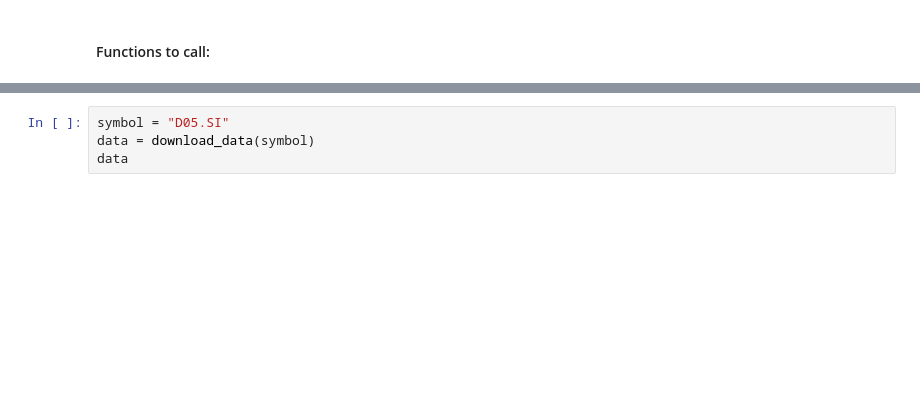
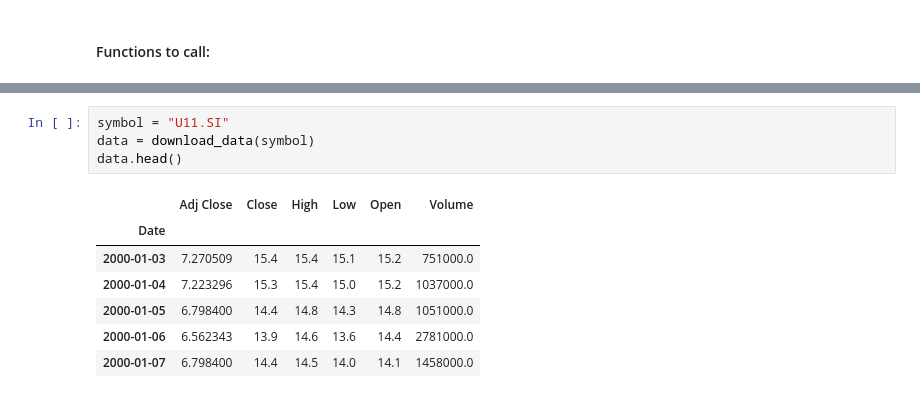
Before and after one commit to Darrel-Koh/Bulls-AI, a Jupyter notebook: mern/ML/modelTraining.ipynb, the cells around one changed output, grey strips where cells are left out. Saved outputs shown, nothing was run; the diff lists cells and outputs as text; blank space fills up the shorter version.

```diff
--- a/mern/ML/modelTraining.ipynb
+++ b/mern/ML/modelTraining.ipynb
@@ -252,6 +358,14 @@ def save_model_to_db(model, symbol):
     # Store the binary model in MongoDB
     collection.insert_one({'symbol': symbol, 'model': binary_model})
 # %%
-symbol = "D05.SI"
+symbol = "U11.SI"
 data = download_data(symbol)
-data
+data.head()
+# %% [output]
+|  | Adj Close | Close | High | Low | Open | Volume |
+| Date |  |  |  |  |  |  |
+| 2000-01-03 | 7.270509 | 15.4 | 15.4 | 15.1 | 15.2 | 751000.0 |
+| 2000-01-04 | 7.223296 | 15.3 | 15.4 | 15.0 | 15.2 | 1037000.0 |
+| 2000-01-05 | 6.798400 | 14.4 | 14.8 | 14.3 | 14.8 | 1051000.0 |
+| 2000-01-06 | 6.562343 | 13.9 | 14.6 | 13.6 | 14.4 | 2781000.0 |
+| 2000-01-07 | 6.798400 | 14.4 | 14.5 | 14.0 | 14.1 | 1458000.0 |
```
Also changed, not shown: parts of 9 cells of this notebook.
